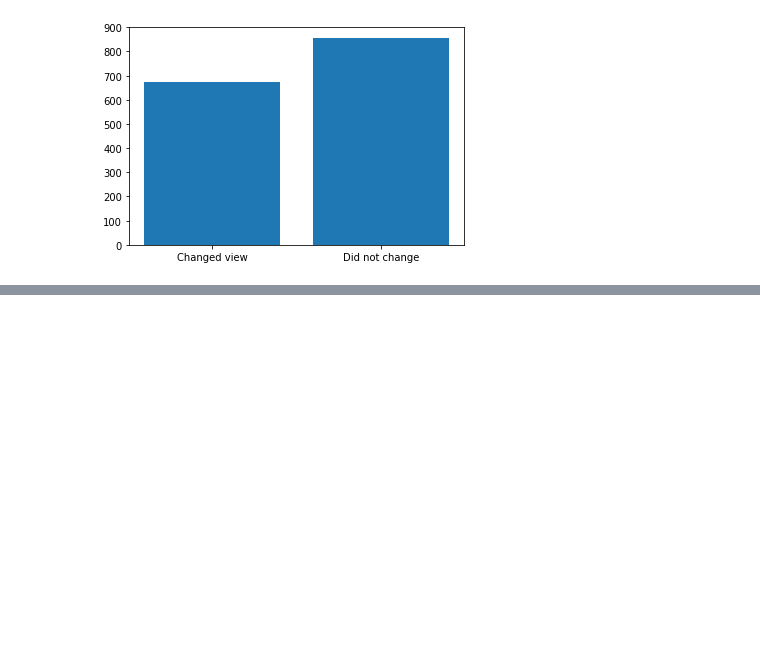
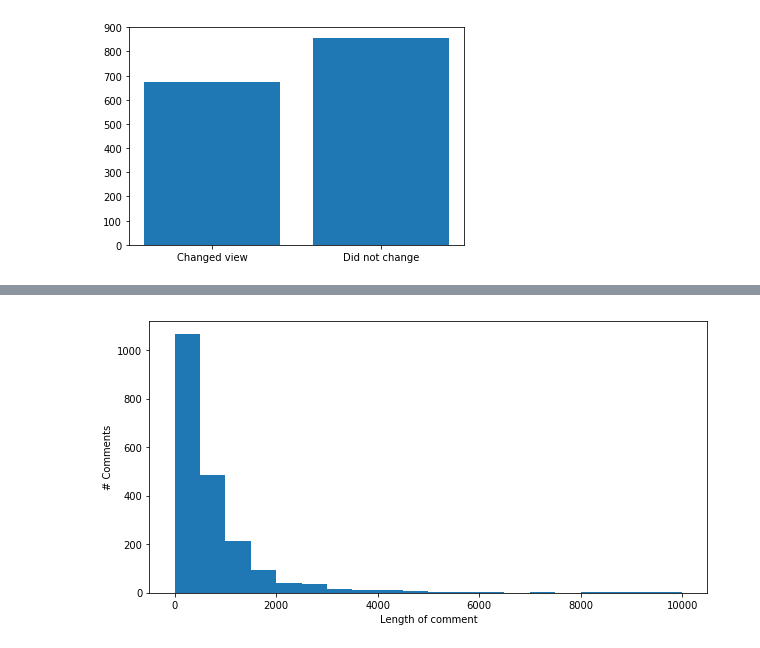
Before and after one commit to young-k/CS4300_Flask_template, a Jupyter notebook: analysis/exploration.ipynb, the cells around one changed output, grey strips where cells are left out. Cells and saved outputs as stored; diff of their text form; code cells hidden in the pictures; blank space fills up the shorter version.

```diff
--- a/analysis/exploration.ipynb
+++ b/analysis/exploration.ipynb
@@ -69,0 +112,12 @@ plt.show()
+# %%
+lengths = []
+for post in posts:
+    lengths += [len(c['text']) for c in post['comments']]
+
+fig = plt.figure(figsize=(10, 5))
+plt.hist(lengths, bins=20)
+plt.xlabel('Length of comment')
+plt.ylabel('# Comments')
+plt.show()
+# %% [output]
+[figure, added]
```
Also changed, not shown: parts of 11 cells of this notebook.
